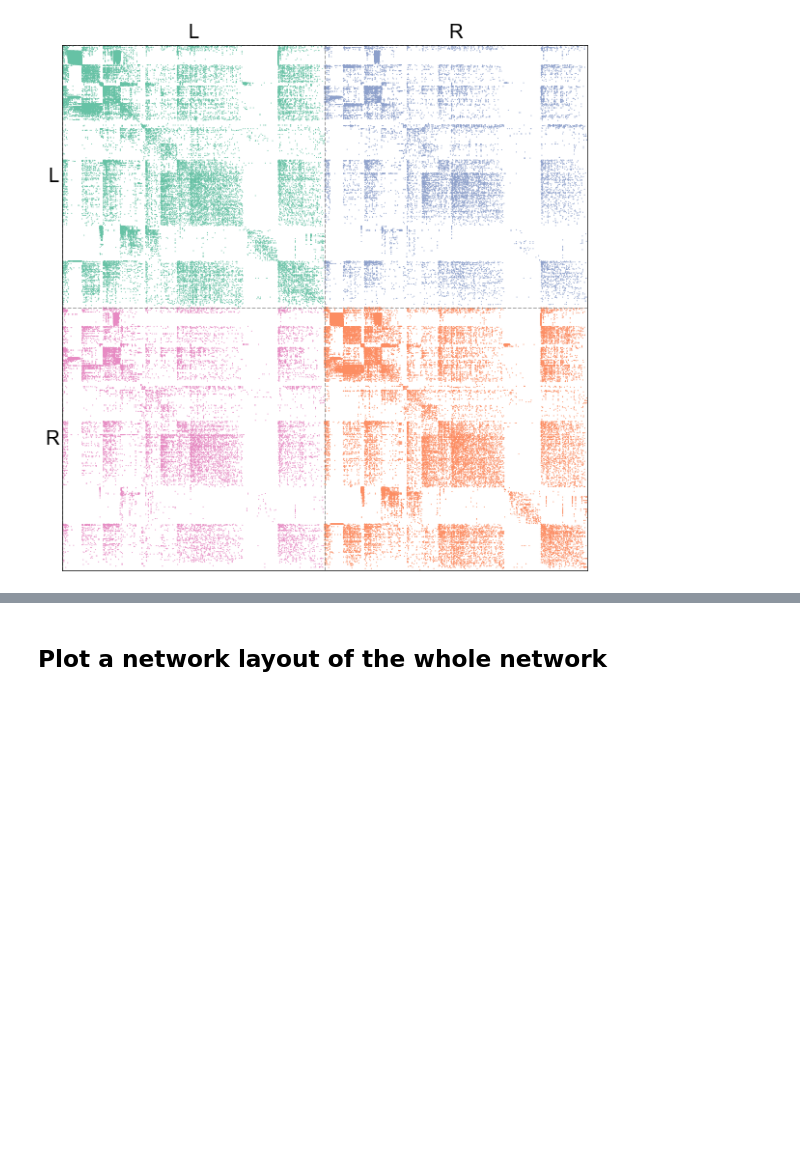
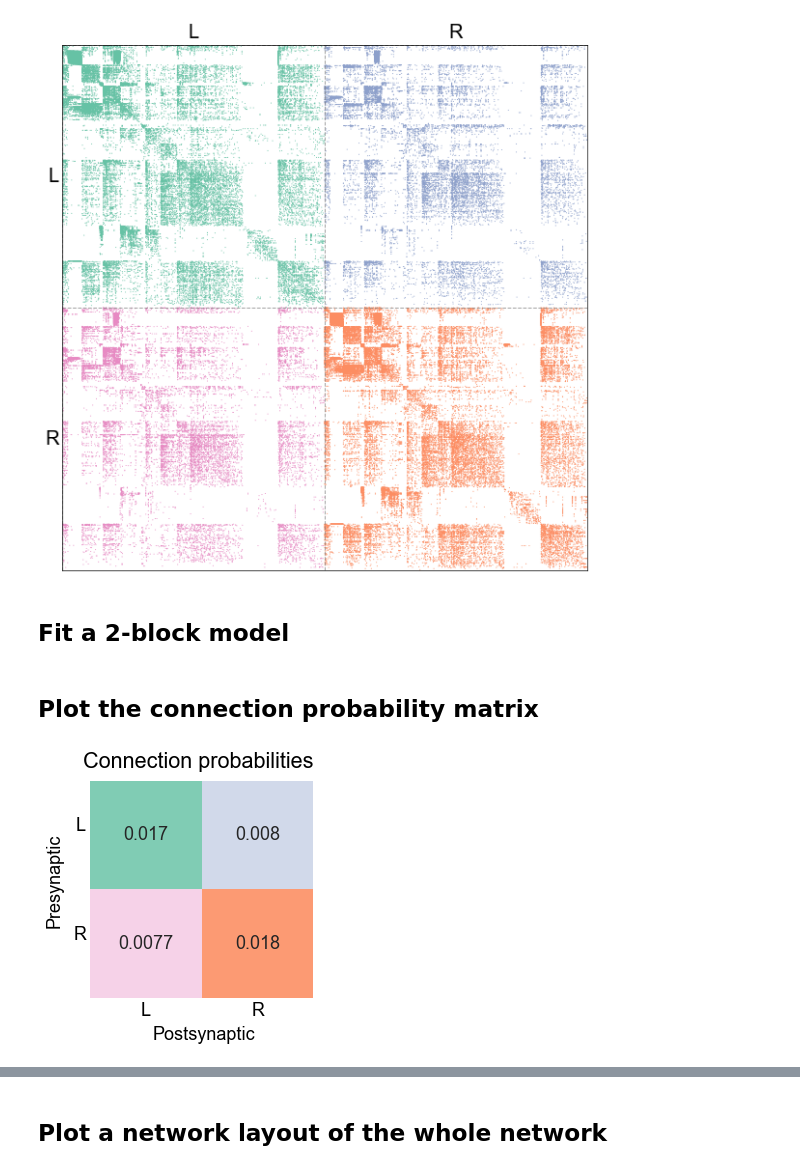
Before and after one commit to neurodata/maggot_connectome, a Jupyter notebook: docs/look_at_it.ipynb, the cells around one changed output, grey strips where cells are left out. Drawn from its saved outputs; the diff is of its cells as text; code cells hidden in the pictures; blank space fills up the shorter version.

```diff
--- a/docs/look_at_it.ipynb
+++ b/docs/look_at_it.ipynb
@@ -135,3 +111,5 @@ adjplot(
 stashfig("adj-degree-sort")
 # %% [output]
 [figure]
+# %% [markdown]
+## Fit a 2-block model
@@ -137,0 +133,51 @@ stashfig("adj-degree-sort")
+# %% [markdown]
+## Plot the connection probability matrix
+# %%
+colors = sns.color_palette("Set2")
+
+
+def make_custom_cmap(to_rgb, from_rgb=(1, 1, 1)):
+    # REF: https://stackoverflow.com/questions/16267143/matplotlib-single-colored-colormap-with-saturation
+    # from color r,g,b
+    r1, g1, b1 = from_rgb
+
+    # to color r,g,b
+    r2, g2, b2 = to_rgb
+
+    cdict = {
+        "red": ((0, r1, r1), (1, r2, r2)),
+        "green": ((0, g1, g1), (1, g2, g2)),
+        "blue": ((0, b1, b1), (1, b2, b2)),
+    }
+
+    cmap = LinearSegmentedColormap("custom_cmap", cdict)
+    return cmap
+
+
+# forgive me god for what I'm about to do
+fig, axs = plt.subplots(2, 2, figsize=(4, 4), gridspec_kw=dict(hspace=0, wspace=0))
+heatmap_kws = dict(
+    vmin=0, vmax=0.02, annot=True, cbar=False, xticklabels=False, yticklabels=False
+)
+
+
+def plot_heatmap_element(value, color, ax):
+    cmap = make_custom_cmap(color)
+    sns.heatmap(np.array([[value]]), cmap=cmap, ax=ax, **heatmap_kws)
+
+
+values = [ll_p_edge, lr_p_edge, rl_p_edge, rr_p_edge]
+ordered_colors = [colors[0], colors[2], colors[3], colors[1]]
+
+for i, (val, col) in enumerate(zip(values, ordered_colors)):
+    plot_heatmap_element(val, col, axs.flat[i])
+axs[0, 0].set_ylabel("L", rotation=0, labelpad=10)
+axs[1, 0].set_ylabel("R", rotation=0, labelpad=10)
+axs[1, 0].set_xlabel("L")
+axs[1, 1].set_xlabel("R")
+fig.suptitle("Connection probabilities")
+fig.text(0, 0.385, "Presynaptic", ha="center", rotation=90)
+fig.text(0.52, -0.02, "Postsynaptic", ha="center")
+stashfig("connection-probabilities")
+# %% [output]
+[figure, added]
```
Also changed, not shown: parts of 8 cells of this notebook, 1 other file.
